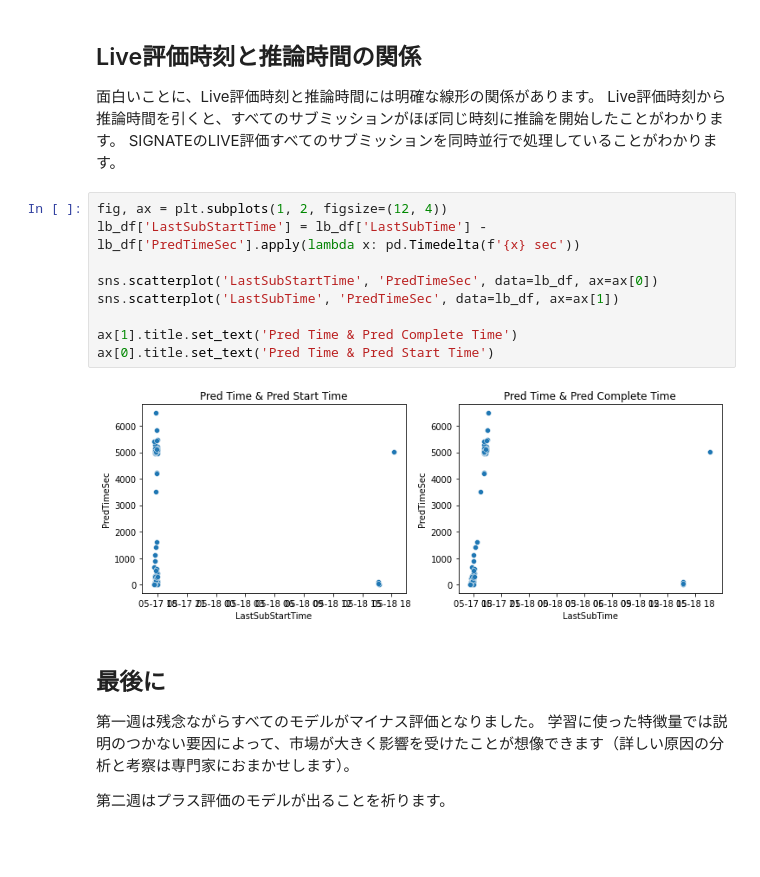
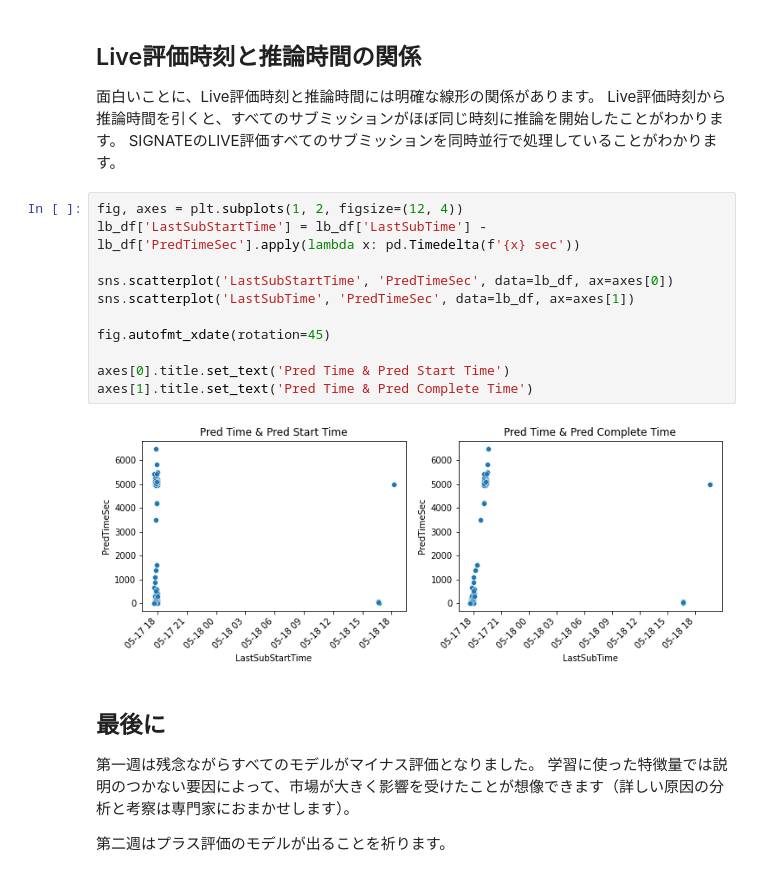
Before and after one commit to bilzard/JQuants-news, a Jupyter notebook: Ex01_JQuants_news_evaluation_1st_week.ipynb, the cells around one changed output. Saved outputs shown, nothing was run; the diff lists cells and outputs as text; blank space fills up the shorter version.

```diff
--- a/Ex01_JQuants_news_evaluation_1st_week.ipynb
+++ b/Ex01_JQuants_news_evaluation_1st_week.ipynb
@@ -234,16 +234,18 @@ draw_graph(pg.pcorr(df), threshold)
 Live評価時刻から推論時間を引くと、すべてのサブミッションがほぼ同じ時刻に推論を開始したことがわかります。
 SIGNATEのLIVE評価すべてのサブミッションを同時並行で処理していることがわかります。
 # %%
-fig, ax = plt.subplots(1, 2, figsize=(12, 4))
+fig, axes = plt.subplots(1, 2, figsize=(12, 4))
 lb_df['LastSubStartTime'] = lb_df['LastSubTime'] - lb_df['PredTimeSec'].apply(lambda x: pd.Timedelta(f'{x} sec'))
 
-sns.scatterplot('LastSubStartTime', 'PredTimeSec', data=lb_df, ax=ax[0])
-sns.scatterplot('LastSubTime', 'PredTimeSec', data=lb_df, ax=ax[1])
+sns.scatterplot('LastSubStartTime', 'PredTimeSec', data=lb_df, ax=axes[0])
+sns.scatterplot('LastSubTime', 'PredTimeSec', data=lb_df, ax=axes[1])
 
-ax[1].title.set_text('Pred Time & Pred Complete Time')
-ax[0].title.set_text('Pred Time & Pred Start Time')
+fig.autofmt_xdate(rotation=45)
+
+axes[0].title.set_text('Pred Time & Pred Start Time')
+axes[1].title.set_text('Pred Time & Pred Complete Time')
 # %% [output]
-[figure, old version]
+[figure, new version]
 # %% [markdown]
 ## 最後に
 
```
